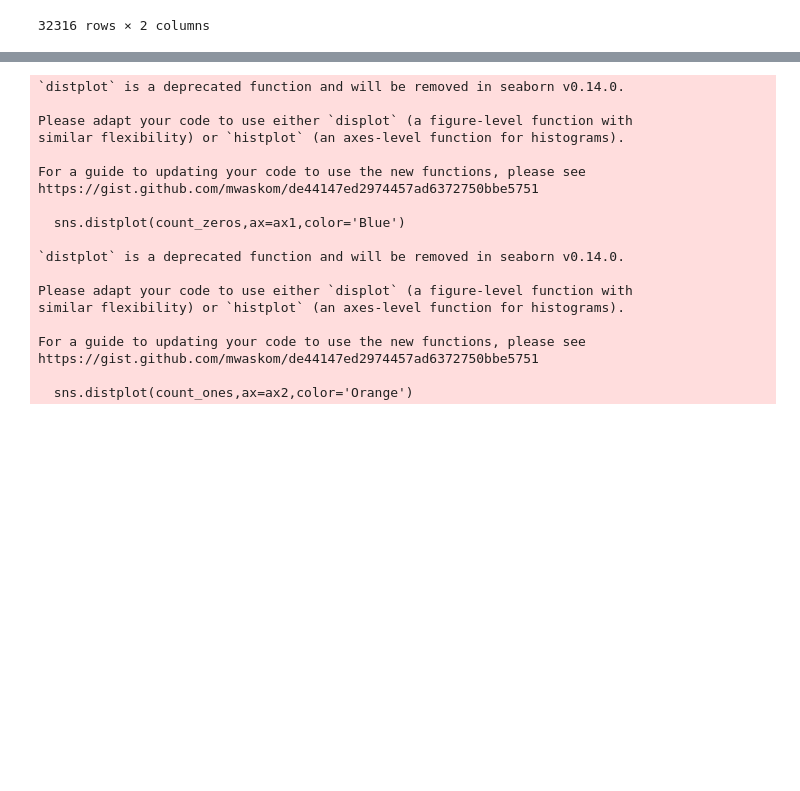
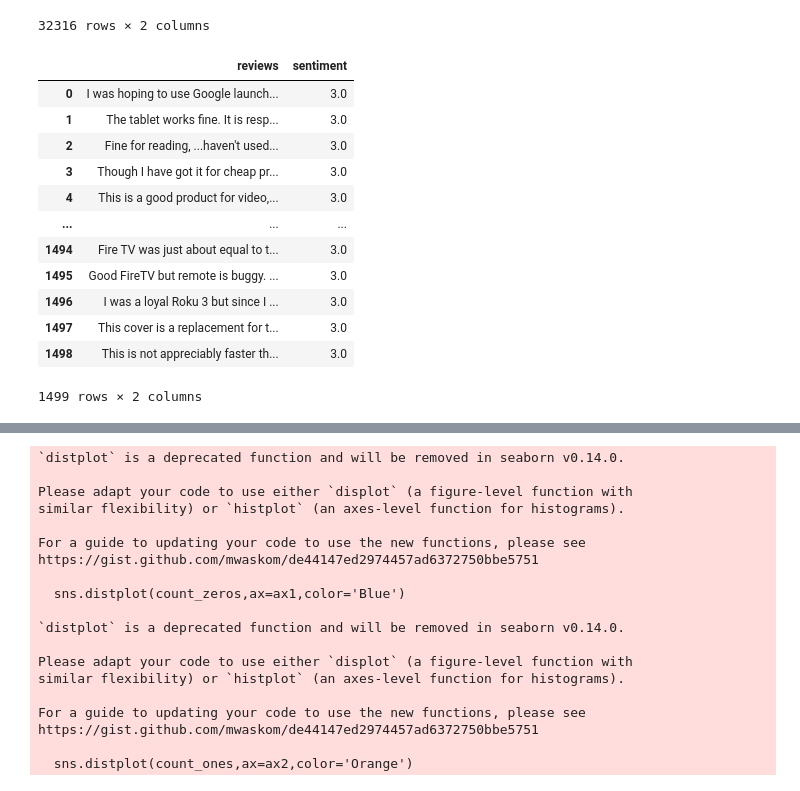
Before and after one commit to pandharkardeep/GDSC_Sentiment_analysis, a Jupyter notebook: Amazonsentimentanalysis.ipynb, the cells around one changed output, grey strips where cells are left out. Drawn from its saved outputs; the diff is of its cells as text; code cells hidden in the pictures; blank space fills up the shorter version.

```diff
--- a/Amazonsentimentanalysis.ipynb
+++ b/Amazonsentimentanalysis.ipynb
@@ -128,9 +137,11 @@ count_bad=df[df['sentiment']<=3]
 count_bad=count_bad[["reviews","sentiment"]]
 # %%
 count_good=count_good[["reviews","sentiment"]]
+count_neutral=count_neutral[["reviews","sentiment"]]
 count_good.reviews
 count_good.reset_index(inplace=True,drop=True)
 count_bad.reset_index(inplace=True,drop=True)
+count_neutral.reset_index(inplace=True,drop=True)
 # %%
 count_bad
 # %% [output]
@@ -163,3 +174,19 @@ count_good
 | 32314 | just what i expected and just wha... | 5.0 |
 | 32315 | Connects snugly! | 5.0 |
 32316 rows × 2 columns
+# %%
+count_neutral
+# %% [output]
+|  | reviews | sentiment |
+| 0 | I was hoping to use Google launch... | 3.0 |
+| 1 | The tablet works fine. It is resp... | 3.0 |
+| 2 | Fine for reading, ...haven't used... | 3.0 |
+| 3 | Though I have got it for cheap pr... | 3.0 |
+| 4 | This is a good product for video,... | 3.0 |
+| ... | ... | ... |
+| 1494 | Fire TV was just about equal to t... | 3.0 |
+| 1495 | Good FireTV but remote is buggy. ... | 3.0 |
+| 1496 | I was a loyal Roku 3 but since I ... | 3.0 |
+| 1497 | This cover is a replacement for t... | 3.0 |
+| 1498 | This is not appreciably faster th... | 3.0 |
+1499 rows × 2 columns
```
Also changed, not shown: parts of 19 cells of this notebook.
